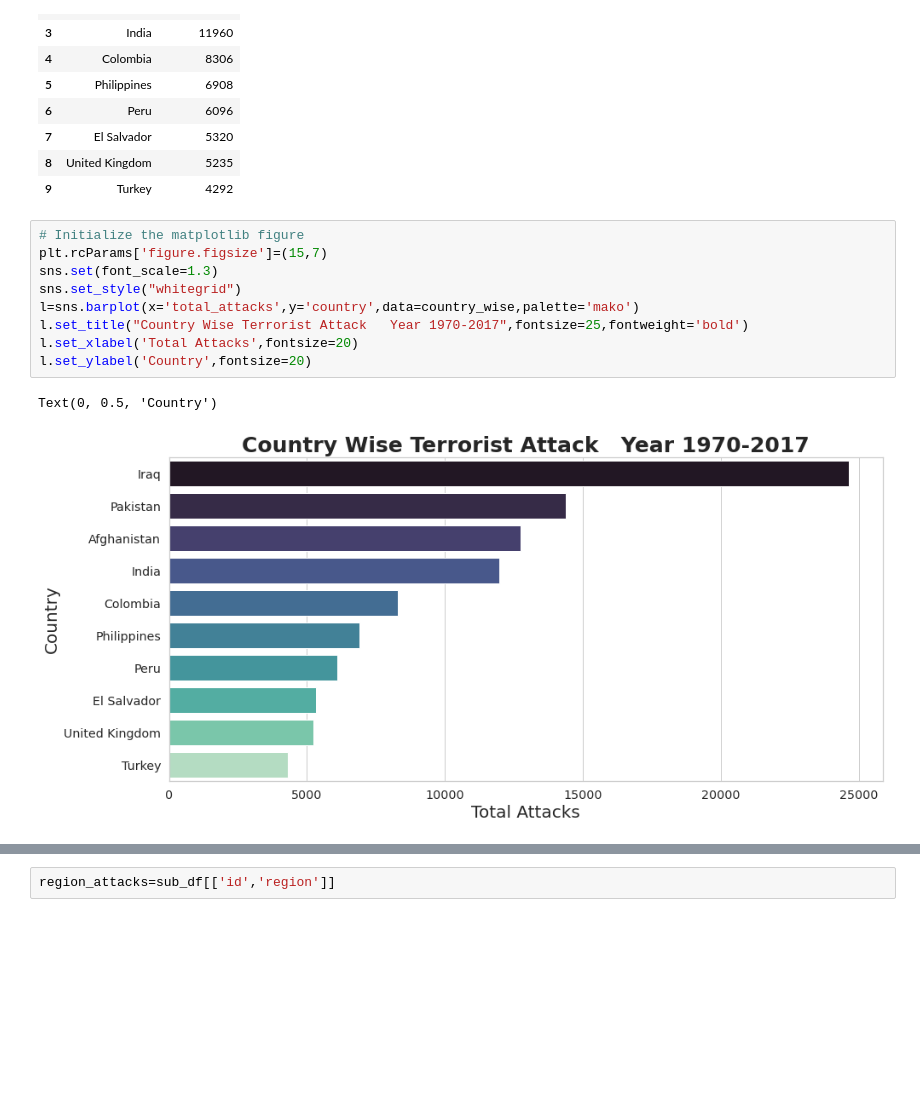
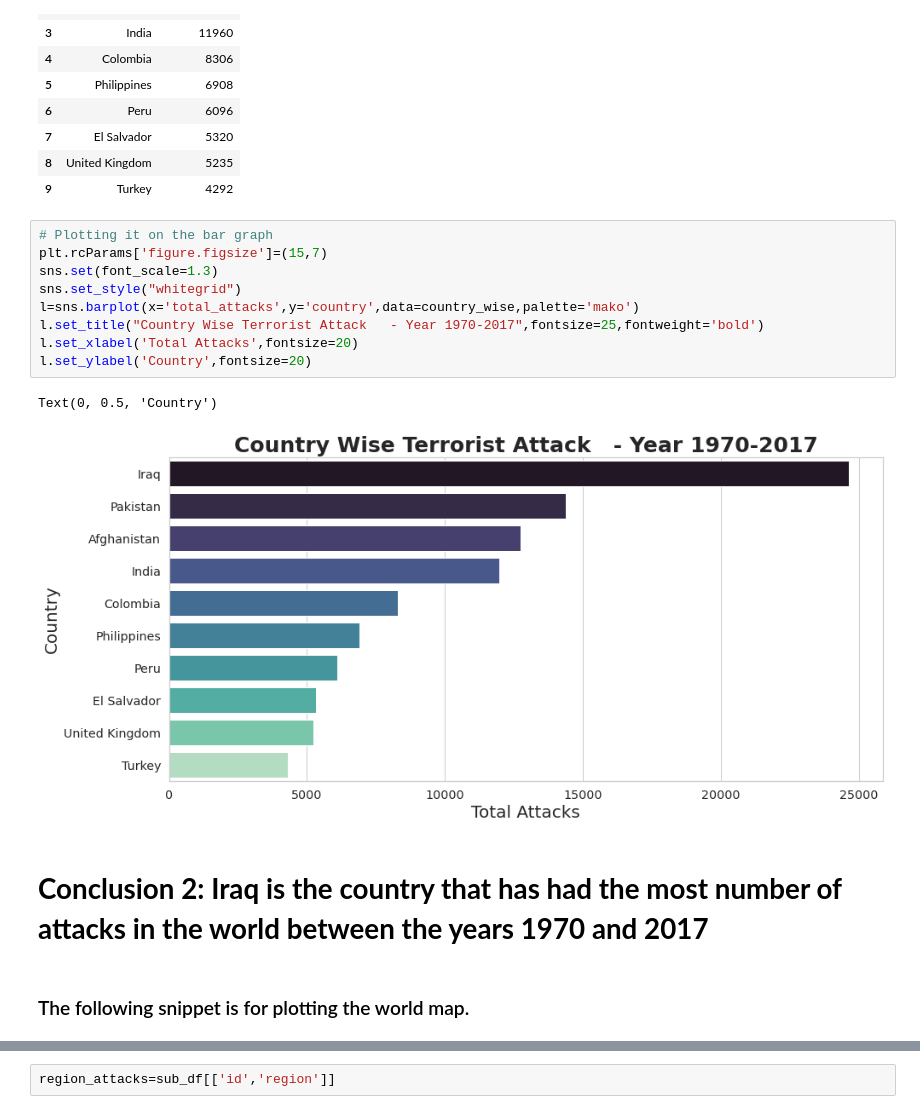
Before and after one commit to harshalpweb/Global-Terrorism-Analysis, a Jupyter notebook: CH_{Harshal_Pawar}_{Global_Terrorism_Analysis}_Capstone_Project.ipynb, the cells around one changed output, grey strips where cells are left out. Cells and saved outputs as stored; diff of their text form; blank space fills up the shorter version.

```diff
--- a/CH_{Harshal_Pawar}_{Global_Terrorism_Analysis}_Capstone_Project.ipynb
+++ b/CH_{Harshal_Pawar}_{Global_Terrorism_Analysis}_Capstone_Project.ipynb
@@ -131,14 +136,18 @@ country_wise
 | 8 | United Kingdom | 5235 |
 | 9 | Turkey | 4292 |
 # %%
-# Initialize the matplotlib figure
+# Plotting it on the bar graph
 plt.rcParams['figure.figsize']=(15,7)
 sns.set(font_scale=1.3)
 sns.set_style("whitegrid")
 l=sns.barplot(x='total_attacks',y='country',data=country_wise,palette='mako')
-l.set_title("Country Wise Terrorist Attack   Year 1970-2017",fontsize=25,fontweight='bold')
+l.set_title("Country Wise Terrorist Attack   - Year 1970-2017",fontsize=25,fontweight='bold')
 l.set_xlabel('Total Attacks',fontsize=20)
 l.set_ylabel('Country',fontsize=20)
 # %% [output]
 Text(0, 0.5, 'Country')
-[figure, old version]
+[figure, new version]
+# %% [markdown]
+# **Conclusion 2: Iraq is the country that has had the most number of attacks in the world between the years 1970 and 2017**
+# %% [markdown]
+### The following snippet is for plotting the world map.
```
Also changed, not shown: parts of 26 cells of this notebook.
